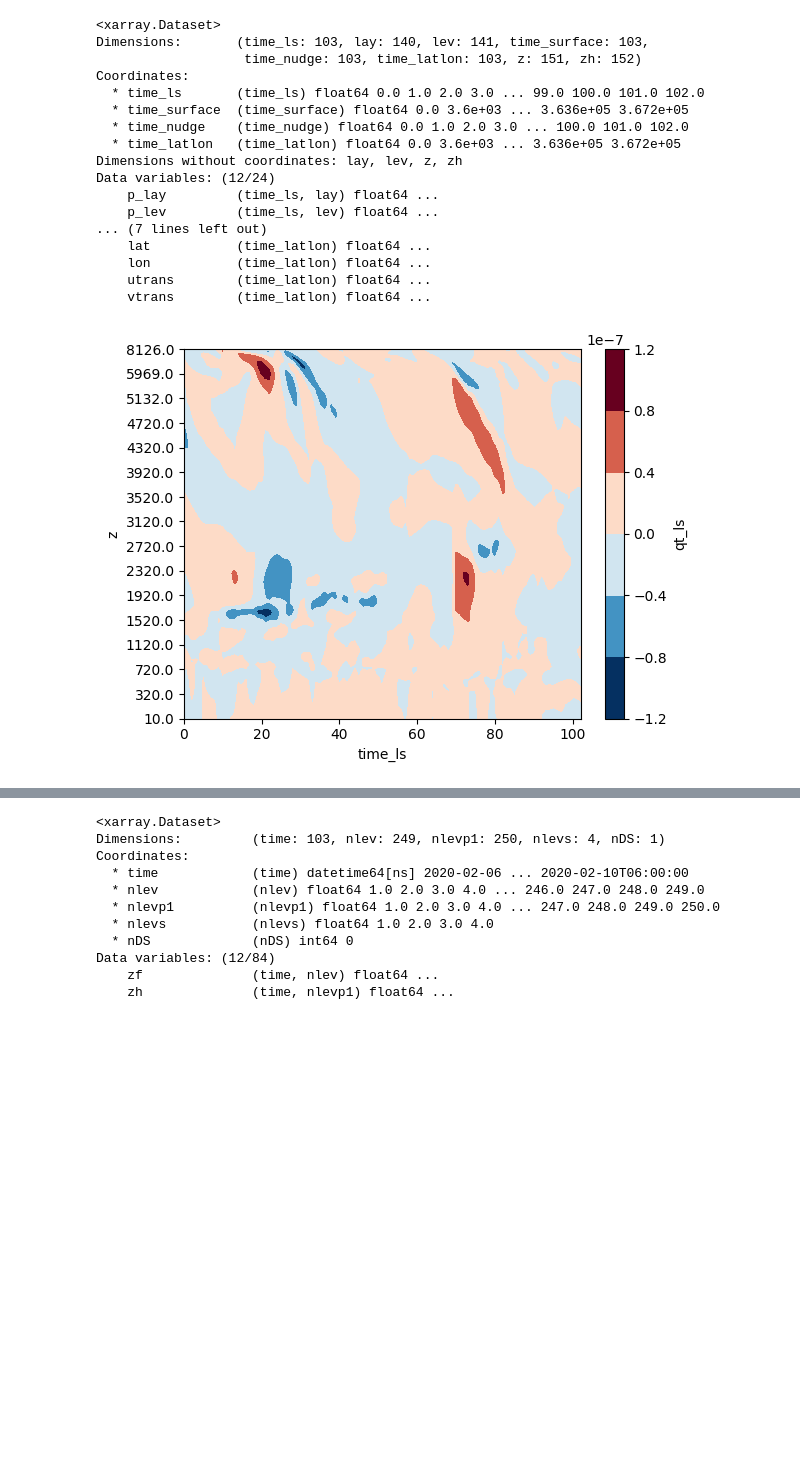
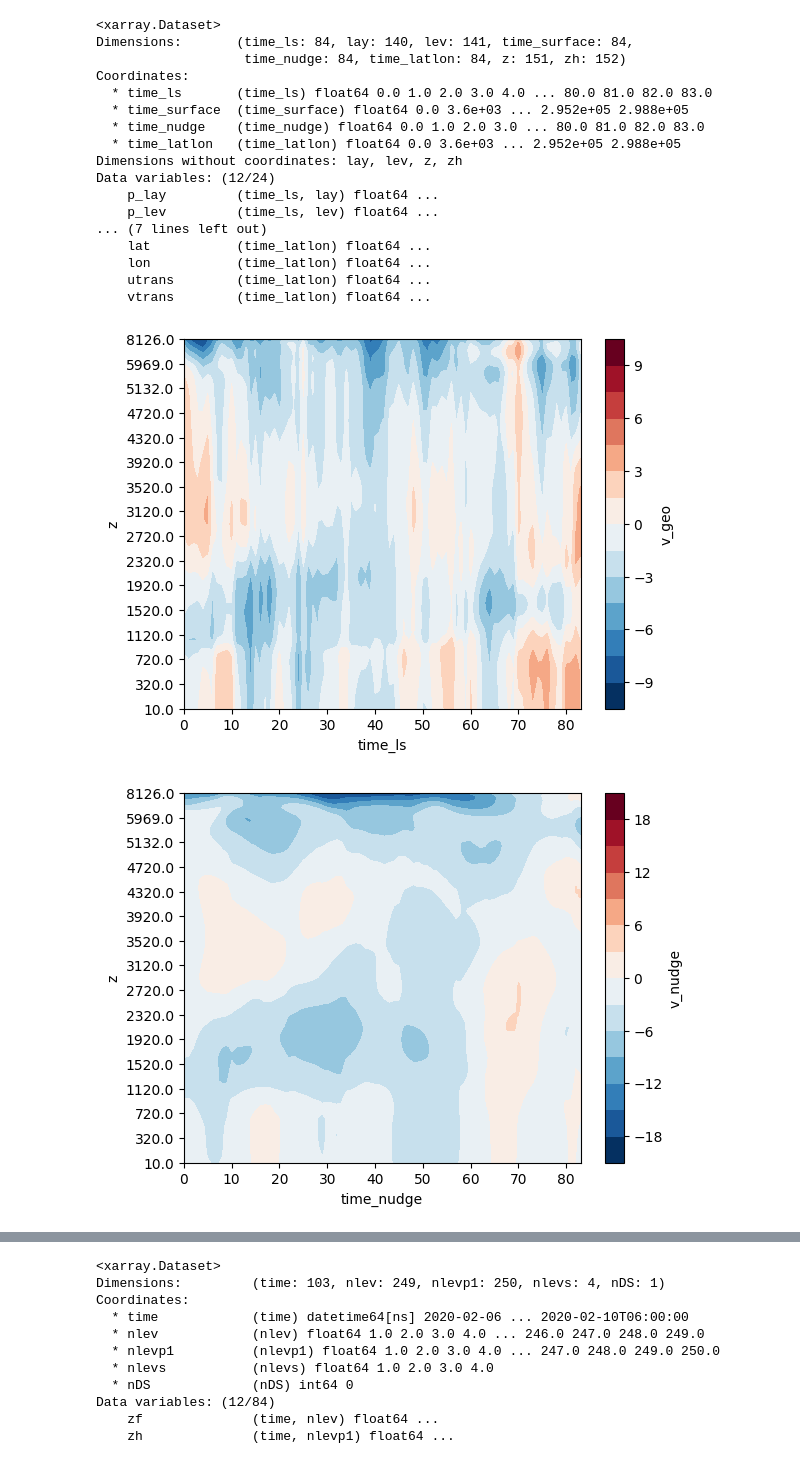
Before and after one commit to girishnigamanth/python_files, a Jupyter notebook: EUREC4A/Analyze_Input.ipynb, the cells around one changed output, grey strips where cells are left out. Drawn from its saved outputs; the diff is of its cells as text; code cells hidden in the pictures; blank space fills up the shorter version.

```diff
--- a/EUREC4A/Analyze_Input.ipynb
+++ b/EUREC4A/Analyze_Input.ipynb
@@ -1,37 +1,64 @@
 # %%
 import xarray as xr
 import numpy as np
 import matplotlib.pyplot as pl
 import open_xarray as ox
 
-file_path='/fs/ess/PFS0220/eurec4a/Case_Runs/Control_Runs/Feb_9th/eurec4a_input.nc'
+file_path='/fs/ess/PFS0220/eurec4a/Case_Runs/Control_Runs/Feb_2nd/eurec4a_input.nc'
 ds=xr.open_dataset(file_path,group='timedep',decode_times=False)
 ds2=xr.open_dataset(file_path,decode_times=False)
 
 ds['time_nudge']=ds.time_nudge/3600
 ds['time_ls']=ds.time_ls/3600
 pl.figure()
 #ds.time_ls=ds.time_ls/3600
-ds.qt_ls.isel(z=slice(0,160)).plot.contourf(x='time_ls')
+ds.v_geo.isel(z=slice(0,160)).plot.contourf(x='time_ls',levels=15)
 pl.yticks(np.arange(0,160,10),ds2.z.isel(z=slice(0,160,10)).values)
 
+pl.figure()
+#ds.time_ls=ds.time_ls/3600
+ds.v_nudge.isel(z=slice(0,160)).plot.contourf(x='time_nudge',levels=15)
+pl.yticks(np.arange(0,160,10),ds2.z.isel(z=slice(0,160,10)).values)
+
+pl.figure()
+ds.u_nudge.isel(z=slice(0,160),time_nudge=45).plot.line(y='z')
+ds.u_nudge.isel(z=slice(0,160),time_nudge=50).plot.line(y='z')
+ds.u_nudge.isel(z=slice(0,160),time_nudge=55).plot.line(y='z')
+ds.u_nudge.isel(z=slice(0,160),time_nudge=60).plot.line(y='z')
+pl.yticks(np.arange(0,160,10),ds2.z.isel(z=slice(0,160,10)).values)
+
+pl.figure()
+ds.w_ls.sel(time_ls=55).plot.line(y='zh')
+ds.w_ls.sel(time_ls=57).plot.line(y='zh')
+ds.w_ls.sel(time_ls=60).plot.line(y='zh')
+ds.w_ls.sel(time_ls=63).plot.line(y='zh')
+ds.w_ls.sel(time_ls=66).plot.line(y='zh')
+pl.yticks(np.arange(0,160,10),ds2.z.isel(z=slice(0,160,10)).values)
+
+pl.figure()
+ds.qt_ls.sel(time_ls=55).plot.line(y='z')
+ds.qt_ls.sel(time_ls=60).plot.line(y='z')
+ds.qt_ls.sel(time_ls=65).plot.line(y='z')
+pl.yticks(np.arange(0,160,10),ds2.z.isel(z=slice(0,160,10)).values)
+#pl.yticks(np.arange(0,160,10),ds2.z.isel(z=slice(0,160,10)).values)
 ds
 # %% [output]
 <xarray.Dataset>
-Dimensions:       (time_ls: 103, lay: 140, lev: 141, time_surface: 103,
-                   time_nudge: 103, time_latlon: 103, z: 151, zh: 152)
+Dimensions:       (time_ls: 84, lay: 140, lev: 141, time_surface: 84,
+                   time_nudge: 84, time_latlon: 84, z: 151, zh: 152)
 Coordinates:
-  * time_ls       (time_ls) float64 0.0 1.0 2.0 3.0 ... 99.0 100.0 101.0 102.0
-  * time_surface  (time_surface) float64 0.0 3.6e+03 ... 3.636e+05 3.672e+05
-  * time_nudge    (time_nudge) float64 0.0 1.0 2.0 3.0 ... 100.0 101.0 102.0
-  * time_latlon   (time_latlon) float64 0.0 3.6e+03 ... 3.636e+05 3.672e+05
+  * time_ls       (time_ls) float64 0.0 1.0 2.0 3.0 4.0 ... 80.0 81.0 82.0 83.0
+  * time_surface  (time_surface) float64 0.0 3.6e+03 ... 2.952e+05 2.988e+05
+  * time_nudge    (time_nudge) float64 0.0 1.0 2.0 3.0 ... 80.0 81.0 82.0 83.0
+  * time_latlon   (time_latlon) float64 0.0 3.6e+03 ... 2.952e+05 2.988e+05
 Dimensions without coordinates: lay, lev, z, zh
 Data variables: (12/24)
     p_lay         (time_ls, lay) float64 ...
     p_lev         (time_ls, lev) float64 ...
 ... (7 lines left out)
     lat           (time_latlon) float64 ...
     lon           (time_latlon) float64 ...
     utrans        (time_latlon) float64 ...
     vtrans        (time_latlon) float64 ...
-[figure, old version]
+[figure, new version]
+[figure, added]
```
Also changed, not shown: parts of 1 cell of this notebook, 15 other files.
